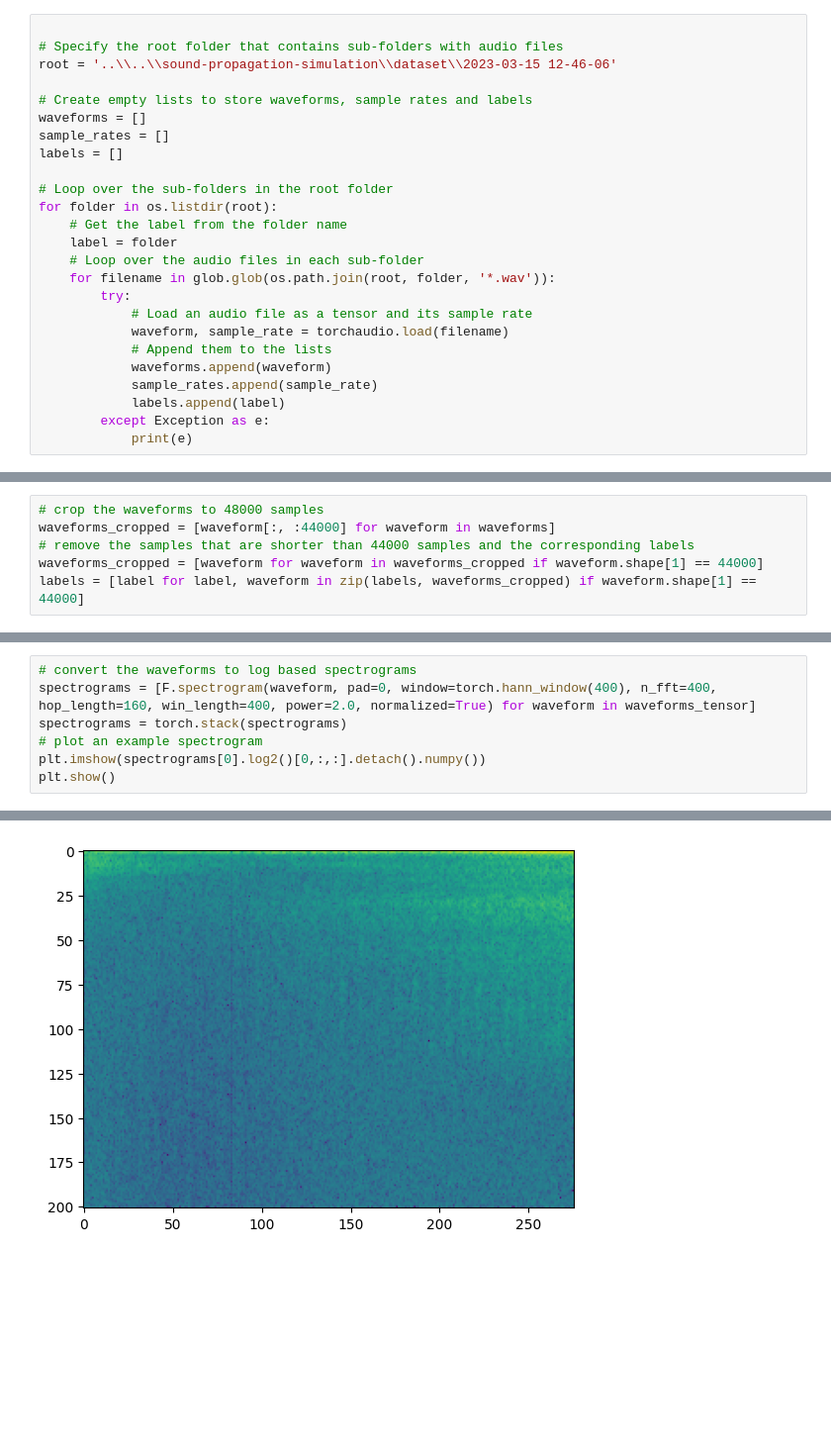
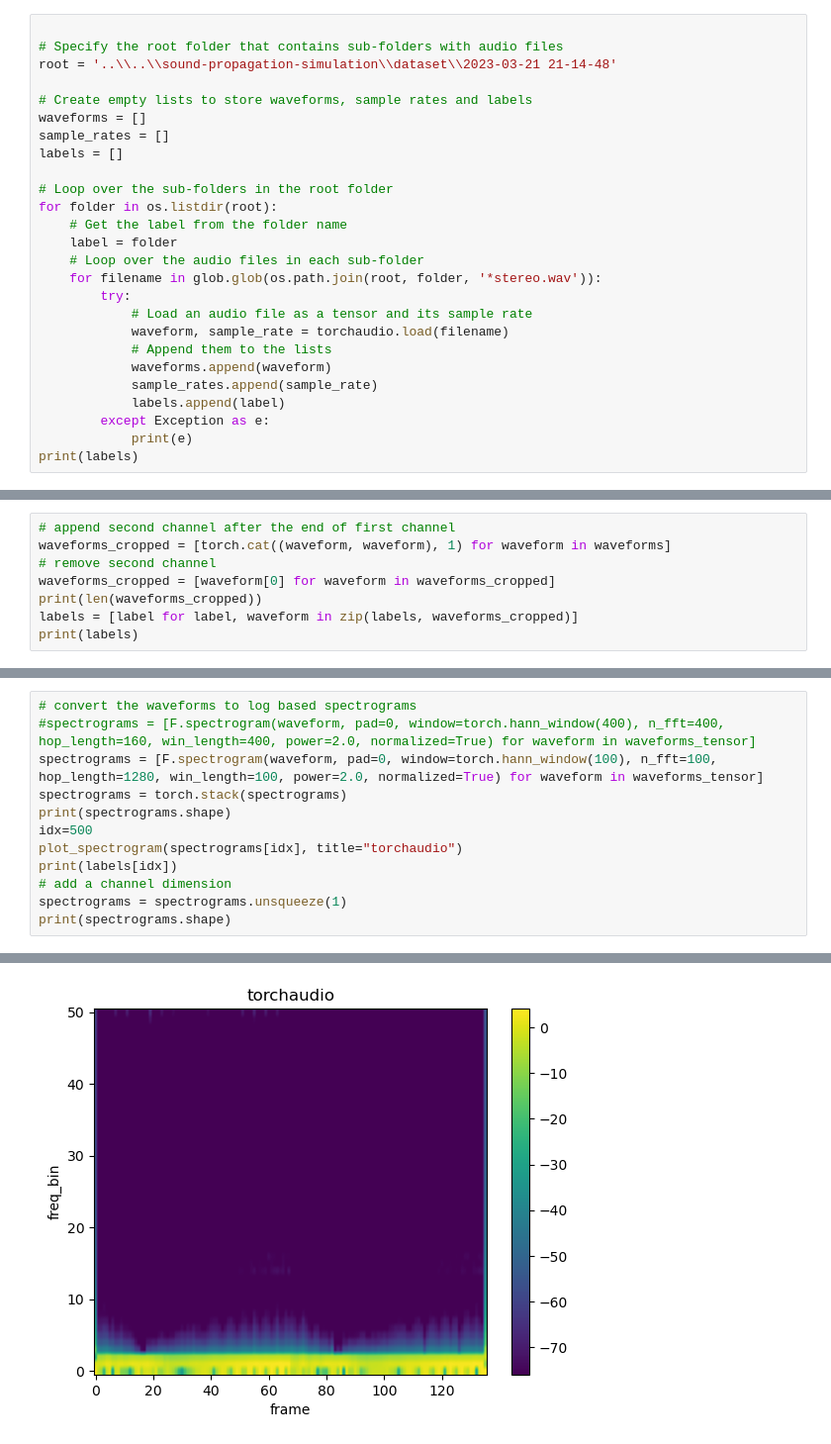
Before and after one commit to DoSomeWaffles/master_thesis, a Jupyter notebook: tools/sound-to-spectrogram/sound-source-classifier.ipynb, the cells around one changed output, grey strips where cells are left out. Shown: that part at 99% size. Saved outputs shown, nothing was run; the diff lists cells and outputs as text; blank space fills up the shorter version.

```diff
--- a/tools/sound-to-spectrogram/sound-source-classifier.ipynb
+++ b/tools/sound-to-spectrogram/sound-source-classifier.ipynb
@@ -11,7 +42,7 @@ import numpy as np
 # %%
 
 # Specify the root folder that contains sub-folders with audio files
-root = '..\\..\\sound-propagation-simulation\\dataset\\2023-03-15 12-46-06'
+root = '..\\..\\sound-propagation-simulation\\dataset\\2023-03-21 21-14-48'
 
 # Create empty lists to store waveforms, sample rates and labels
 waveforms = []
@@ -23,7 +54,7 @@ for folder in os.listdir(root):
     # Get the label from the folder name
     label = folder
     # Loop over the audio files in each sub-folder
-    for filename in glob.glob(os.path.join(root, folder, '*.wav')):
+    for filename in glob.glob(os.path.join(root, folder, '*stereo.wav')):
         try:
             # Load an audio file as a tensor and its sample rate
             waveform, sample_rate = torchaudio.load(filename)
@@ -33,4 +64,5 @@ for folder in os.listdir(root):
             labels.append(label)
         except Exception as e:
             print(e)
+print(labels)
 # %% [output]
@@ -40,6 +76,8 @@ Error opening '..\\..\\sound-propagation-simulation\\dataset\\2023-03-15 12-46-0
 # %%
-# crop the waveforms to 48000 samples
-waveforms_cropped = [waveform[:, :44000] for waveform in waveforms]
-# remove the samples that are shorter than 44000 samples and the corresponding labels
-waveforms_cropped = [waveform for waveform in waveforms_cropped if waveform.shape[1] == 44000]
-labels = [label for label, waveform in zip(labels, waveforms_cropped) if waveform.shape[1] == 44000]
+# append second channel after the end of first channel
+waveforms_cropped = [torch.cat((waveform, waveform), 1) for waveform in waveforms]
+# remove second channel
+waveforms_cropped = [waveform[0] for waveform in waveforms_cropped]
+print(len(waveforms_cropped))
+labels = [label for label, waveform in zip(labels, waveforms_cropped)]
+print(labels)
@@ -59,8 +100,13 @@ torch.Size([227])
 # %%
 # convert the waveforms to log based spectrograms
-spectrograms = [F.spectrogram(waveform, pad=0, window=torch.hann_window(400), n_fft=400, hop_length=160, win_length=400, power=2.0, normalized=True) for waveform in waveforms_tensor]
+#spectrograms = [F.spectrogram(waveform, pad=0, window=torch.hann_window(400), n_fft=400, hop_length=160, win_length=400, power=2.0, normalized=True) for waveform in waveforms_tensor]
+spectrograms = [F.spectrogram(waveform, pad=0, window=torch.hann_window(100), n_fft=100, hop_length=1280, win_length=100, power=2.0, normalized=True) for waveform in waveforms_tensor]
 spectrograms = torch.stack(spectrograms)
-# plot an example spectrogram
-plt.imshow(spectrograms[0].log2()[0,:,:].detach().numpy())
-plt.show()
+print(spectrograms.shape)
+idx=500
+plot_spectrogram(spectrograms[idx], title="torchaudio")
+print(labels[idx])
+# add a channel dimension
+spectrograms = spectrograms.unsqueeze(1)
+print(spectrograms.shape)
 # %% [output]
@@ -67 +114 @@ plt.show()
-[figure, old version]
+[figure, new version]
```
Also changed, not shown: parts of 13 cells of this notebook, 48 other files.
